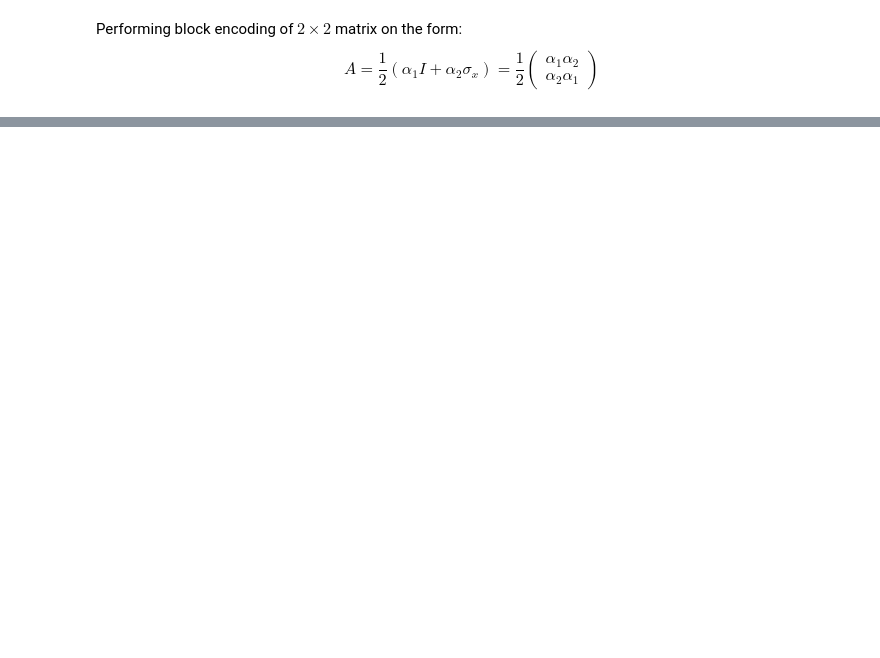
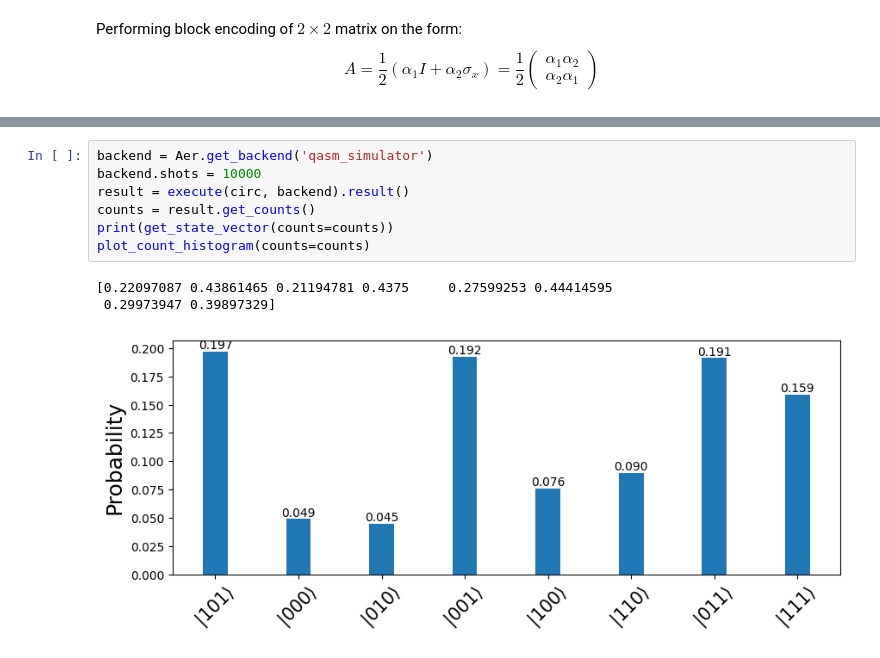
Before and after one commit to seba2390/BlockEncoding, a Jupyter notebook: main.ipynb, the cells around one changed output, grey strips where cells are left out. Drawn from its saved outputs; the diff is of its cells as text; blank space fills up the shorter version.

```diff
--- a/main.ipynb
+++ b/main.ipynb
@@ -89,0 +79,11 @@ array([[1],
+# %%
+backend = Aer.get_backend('qasm_simulator')
+backend.shots = 10000
+result = execute(circ, backend).result()
+counts = result.get_counts()
+print(get_state_vector(counts=counts))
+plot_count_histogram(counts=counts)
+# %% [output]
+[0.22097087 0.43861465 0.21194781 0.4375     0.27599253 0.44414595
+ 0.29973947 0.39897329]
+[figure, added]
```
Also changed, not shown: parts of 15 cells of this notebook, 1 other file.
